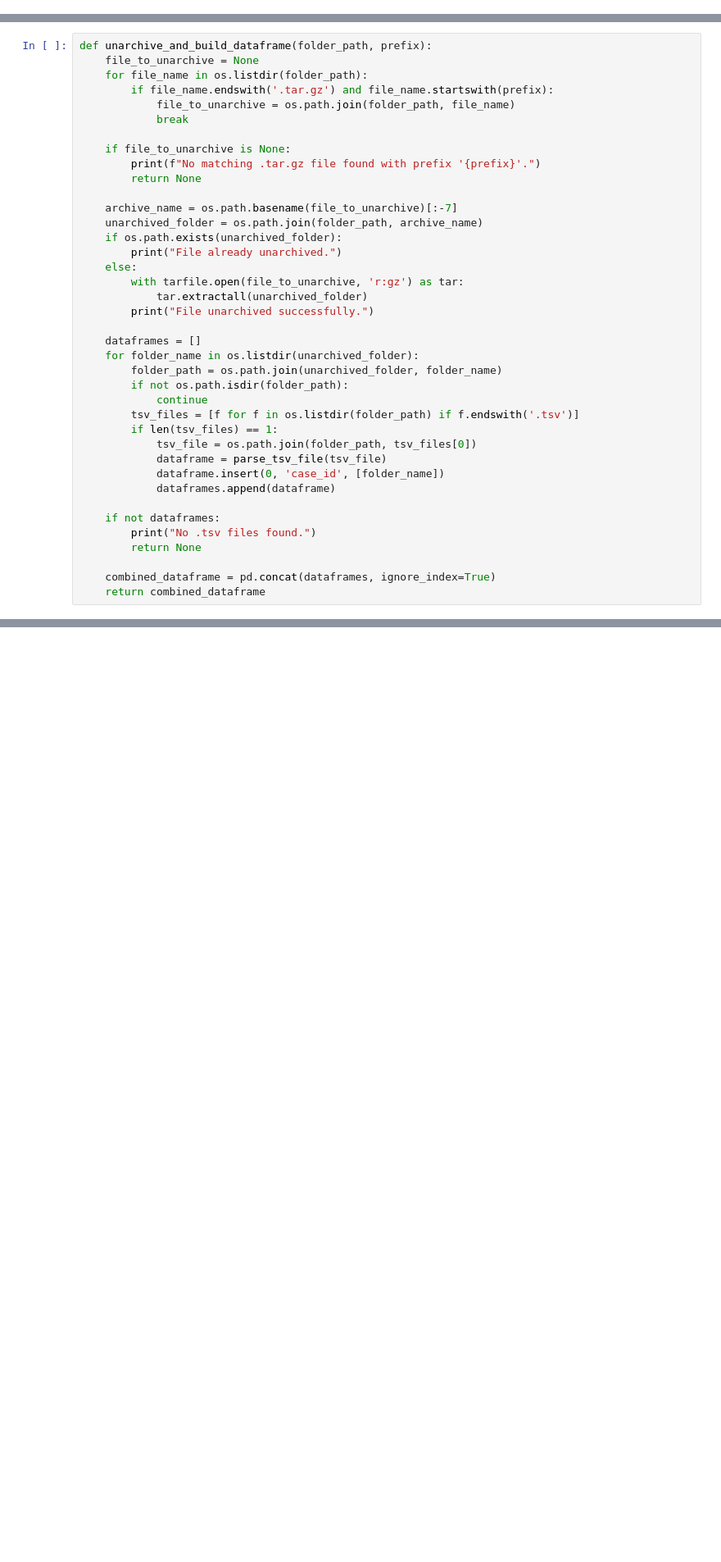
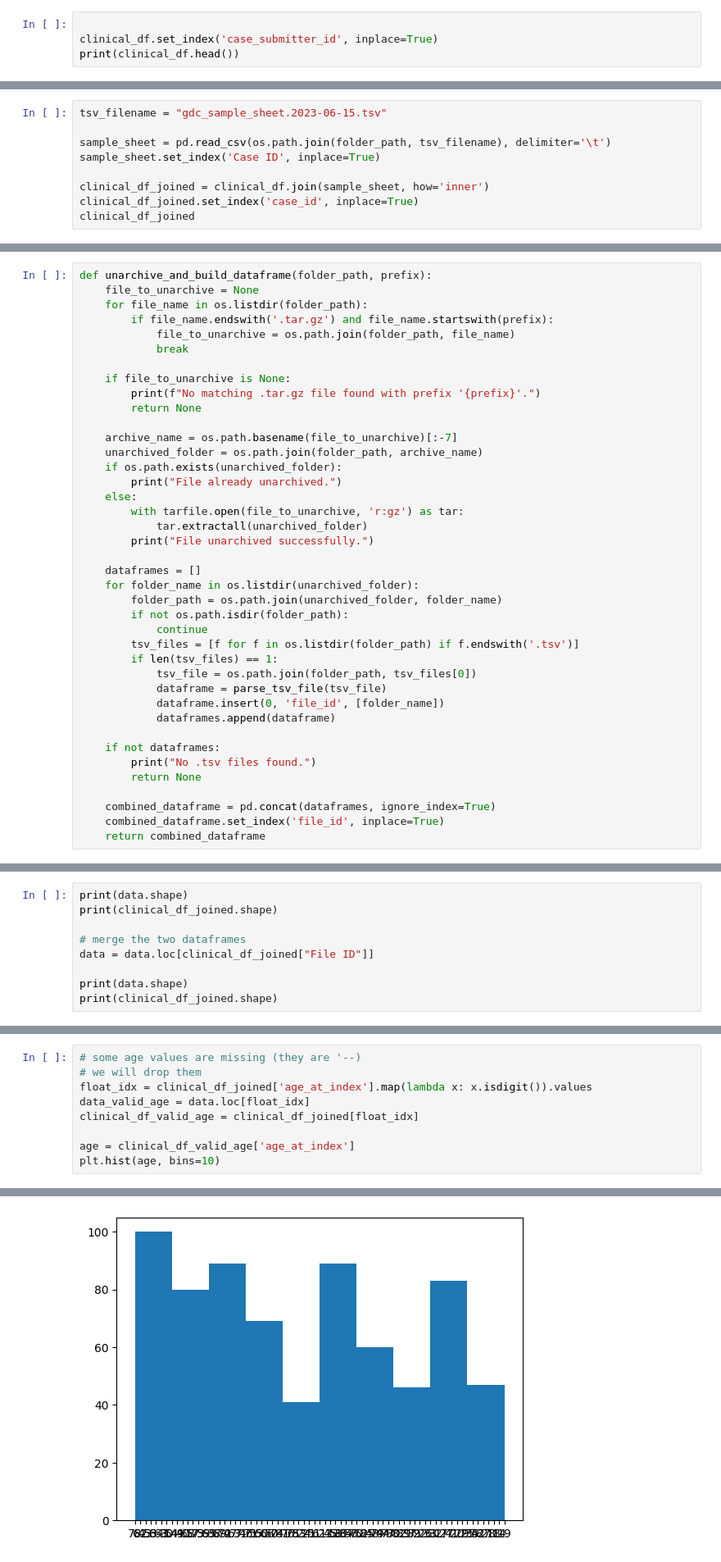
Before and after one commit to igorperic17/gene-expression-age-prediction, a Jupyter notebook: xgboost_age.ipynb, the cells around one changed output, grey strips where cells are left out. Shown: that part at 82% size. Drawn from its saved outputs; the diff is of its cells as text; blank space fills up the shorter version.

```diff
--- a/xgboost_age.ipynb
+++ b/xgboost_age.ipynb
@@ -97,0 +108,4 @@ plt.hist(age, bins=10)
+# %%
+
+clinical_df.set_index('case_submitter_id', inplace=True)
+print(clinical_df.head())
@@ -97,0 +130,9 @@ plt.hist(age, bins=10)
+# %%
+tsv_filename = "gdc_sample_sheet.2023-06-15.tsv"
+
+sample_sheet = pd.read_csv(os.path.join(folder_path, tsv_filename), delimiter='\t')
+sample_sheet.set_index('Case ID', inplace=True)
+
+clinical_df_joined = clinical_df.join(sample_sheet, how='inner')
+clinical_df_joined.set_index('case_id', inplace=True)
+clinical_df_joined
@@ -132,7 +188,7 @@ def unarchive_and_build_dataframe(folder_path, prefix):
         if len(tsv_files) == 1:
             tsv_file = os.path.join(folder_path, tsv_files[0])
             dataframe = parse_tsv_file(tsv_file)
-            dataframe.insert(0, 'case_id', [folder_name])
+            dataframe.insert(0, 'file_id', [folder_name])
             dataframes.append(dataframe)
 
     if not dataframes:
@@ -140,6 +196,7 @@ def unarchive_and_build_dataframe(folder_path, prefix):
         return None
 
     combined_dataframe = pd.concat(dataframes, ignore_index=True)
+    combined_dataframe.set_index('file_id', inplace=True)
     return combined_dataframe
 # %%
 prefix = "gdc_download"
@@ -152,0 +226,9 @@ File already unarchived.
+# %%
+print(data.shape)
+print(clinical_df_joined.shape)
+
+# merge the two dataframes
+data = data.loc[clinical_df_joined["File ID"]]
+
+print(data.shape)
+print(clinical_df_joined.shape)
@@ -152,0 +240,10 @@ File already unarchived.
+# %%
+# some age values are missing (they are '--)
+# we will drop them
+float_idx = clinical_df_joined['age_at_index'].map(lambda x: x.isdigit()).values
+data_valid_age = data.loc[float_idx]
+clinical_df_valid_age = clinical_df_joined[float_idx]
+
+age = clinical_df_valid_age['age_at_index']
+plt.hist(age, bins=10)
+# %% [output]
@@ -153,3 +253,4 @@ File already unarchived.
+[figure, added]
 # %%
 K = 10
 def train_xgboost_model(data, target):
```
Also changed, not shown: parts of 10 cells of this notebook.
